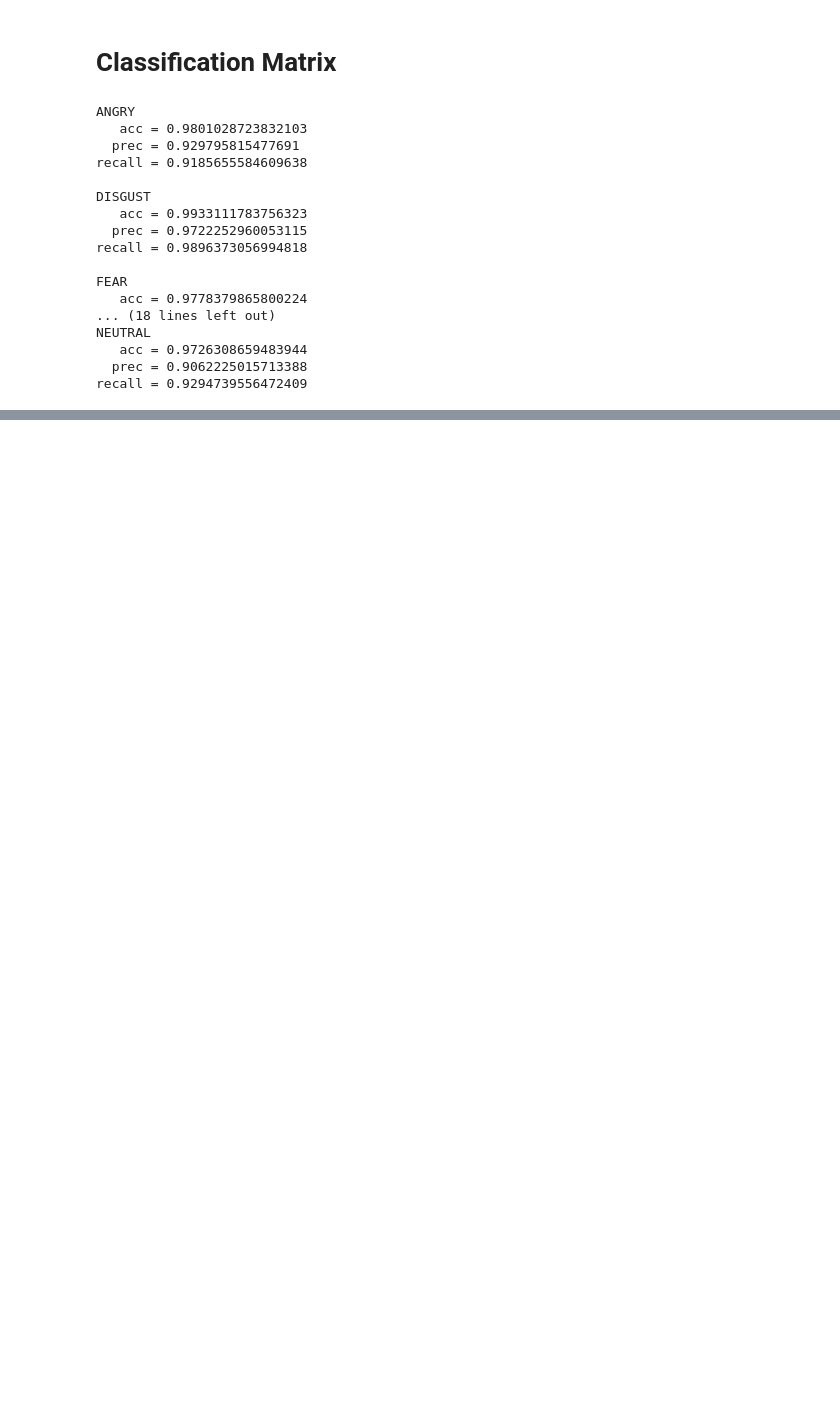
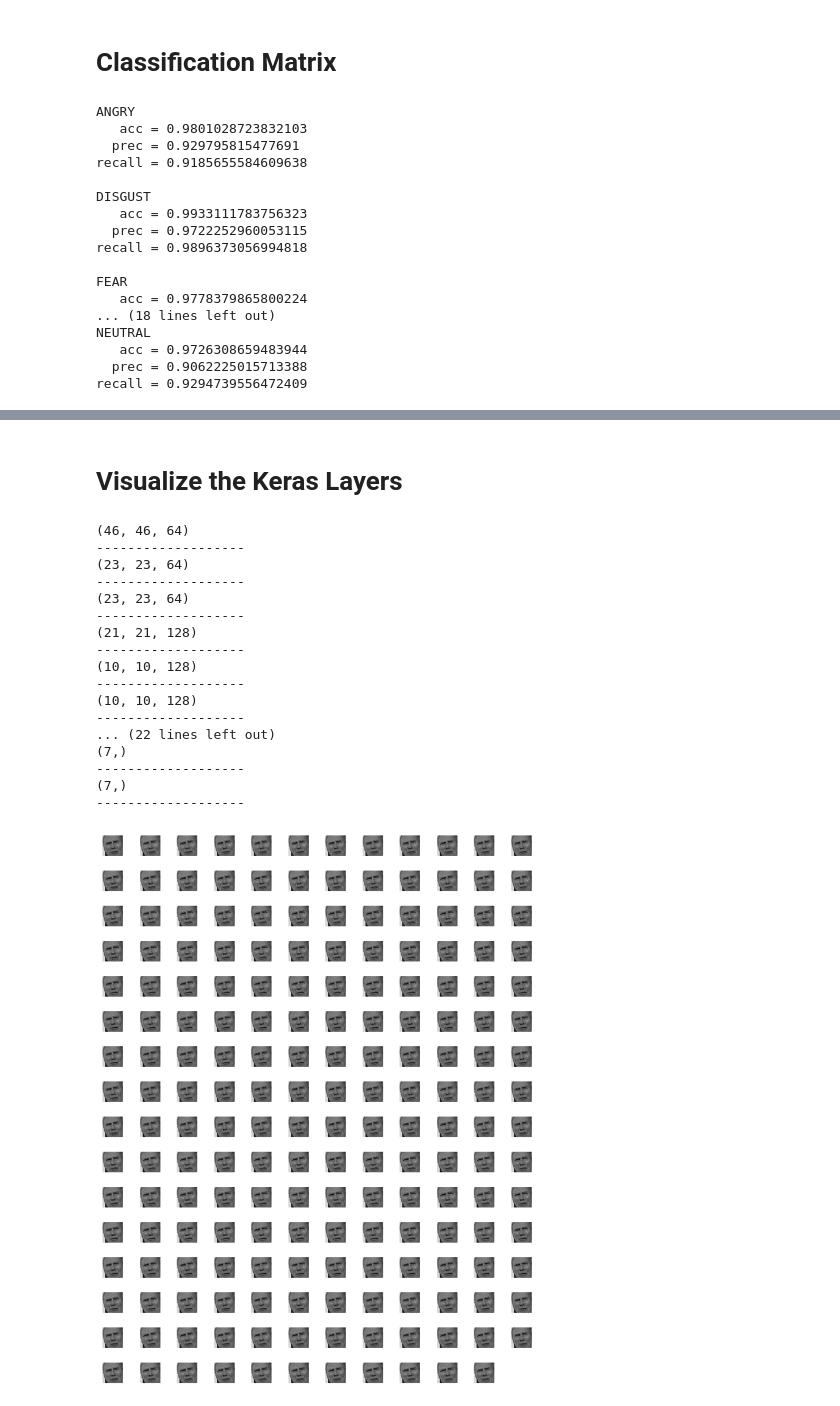
Before and after one commit to ssarangi/kaggle, a Jupyter notebook: facial_expression_recognition/facial_expression.ipynb, the cells around one changed output, grey strips where cells are left out. Cells and saved outputs as stored; diff of their text form; code cells hidden in the pictures; blank space fills up the shorter version.

Commit message:
added keras layer visualization

```diff
--- a/facial_expression_recognition/facial_expression.ipynb
+++ b/facial_expression_recognition/facial_expression.ipynb
@@ -576,0 +587,2 @@ SyntaxError: invalid syntax (<ipython-input-231-080678d08c7f>, line 2)
+# %% [markdown]
+# Visualize the Keras Layers
@@ -576,0 +645,22 @@ SyntaxError: invalid syntax (<ipython-input-231-080678d08c7f>, line 2)
+# %%
+test_img = [testData[0]]
+plot_layer_outputs(np.array(test_img), 2, use_dropout=False)
+# %% [output]
+(46, 46, 64)
+-------------------
+(23, 23, 64)
+-------------------
+(23, 23, 64)
+-------------------
+(21, 21, 128)
+-------------------
+(10, 10, 128)
+-------------------
+(10, 10, 128)
+-------------------
+... (22 lines left out)
+(7,)
+-------------------
+(7,)
+-------------------
+[figure, added]
```
Also changed, not shown: parts of 2 cells of this notebook.
